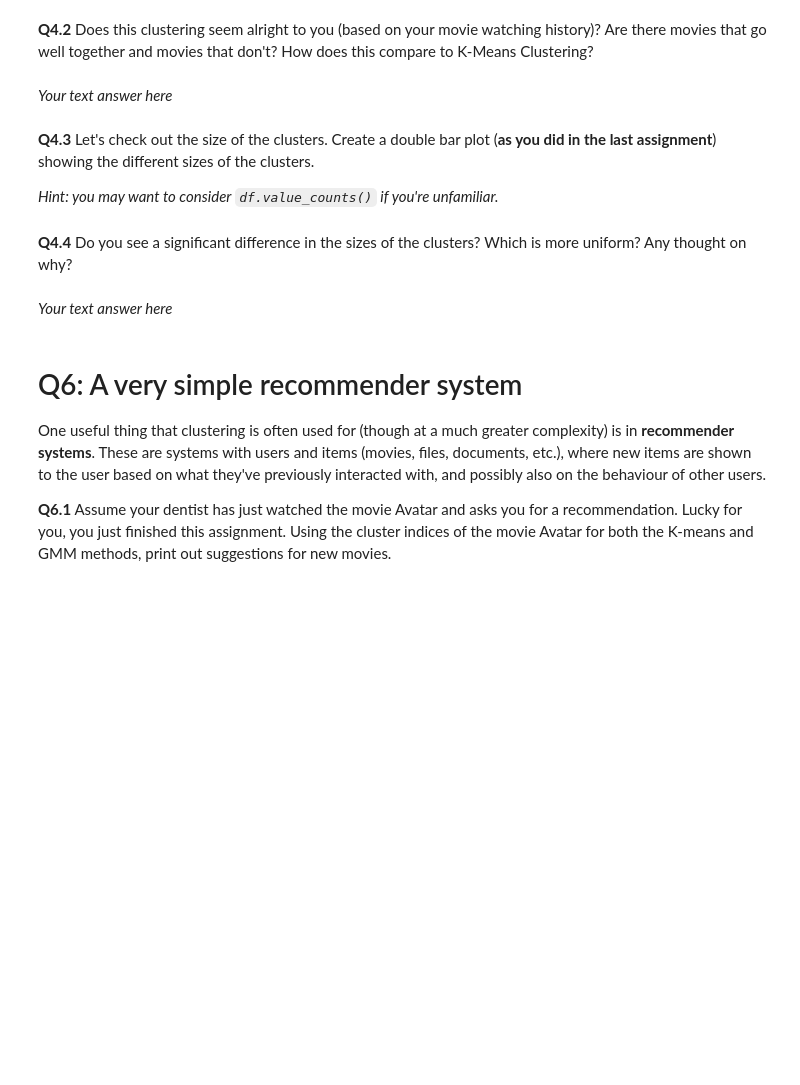
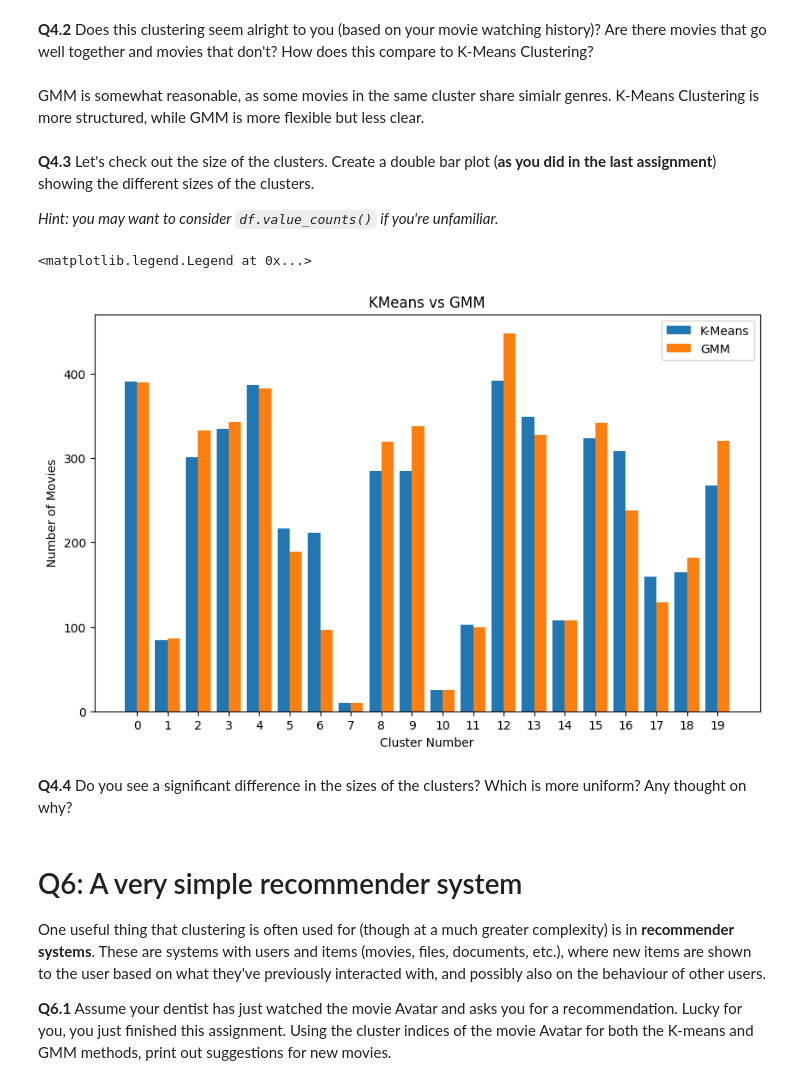
Before and after one commit to kamillaknudsen/tmdl, a Jupyter notebook: Assignment_3.ipynb, the cells around one changed output. Saved outputs shown, nothing was run; the diff lists cells and outputs as text; code cells hidden in the pictures; blank space fills up the shorter version.

```diff
--- a/Assignment_3.ipynb
+++ b/Assignment_3.ipynb
@@ -422,0 +426,10 @@ plt.show()
+# %%
+# Your code answer here
+from sklearn.mixture import GaussianMixture
+
+K = 20
+gmm = GaussianMixture(n_components=K, random_state=0)
+gmm.fit(df["overview_pca"].tolist())
+df["cluster_gmm"] = gmm.predict(df["overview_pca"].tolist())
+
+df[df["cluster_gmm"] == 0]
@@ -423,7 +450,8 @@ plt.show()
 # %% [markdown]
 **Q4.2** Does this clustering seem alright to you (based on your movie watching history)? Are there movies that go well together and movies that don't? How does this compare to K-Means Clustering?
-# %% [markdown]
-*Your text answer here*
+# %% [markdown]
+GMM is somewhat reasonable, as some movies in the same cluster share simialr genres.
+K-Means Clustering is more structured, while GMM is more flexible but less clear.
 # %% [markdown]
 **Q4.3** Let's check out the size of the clusters. Create a double bar plot (**as you did in the last assignment**) showing the different sizes of the clusters.
 
@@ -435,7 +459,25 @@ plt.show()
+# %%
+# Create an array for the x-axis positions
+kmeans_counts = df["cluster_kmeans"].value_counts().sort_index()
+gmm_counts = df["cluster_gmm"].value_counts().sort_index()
+x = np.arange(len(kmeans_counts))
+
+# Plotting the bars
+plt.figure(figsize=(10, 6))
+plt.bar(x - 0.2, kmeans_counts, width=0.4, label='K-Means')
+plt.bar(x + 0.2, gmm_counts, width=0.4, label='GMM')
+
+# Add labels, title, and legend
+plt.xlabel('Cluster Number')
+plt.ylabel('Number of Movies')
+plt.title('KMeans vs GMM')
+plt.xticks(x, kmeans_counts.index)
+plt.legend()
+# %% [output]
+<matplotlib.legend.Legend at 0x...>
+[figure, added]
 # %% [markdown]
 **Q4.4** Do you see a significant difference in the sizes of the clusters? Which is more uniform? Any thought on why?
-# %% [markdown]
-*Your text answer here*
 # %% [markdown]
 # Q6: A very simple recommender system
 
```
Also changed, not shown: parts of 7 cells of this notebook.
